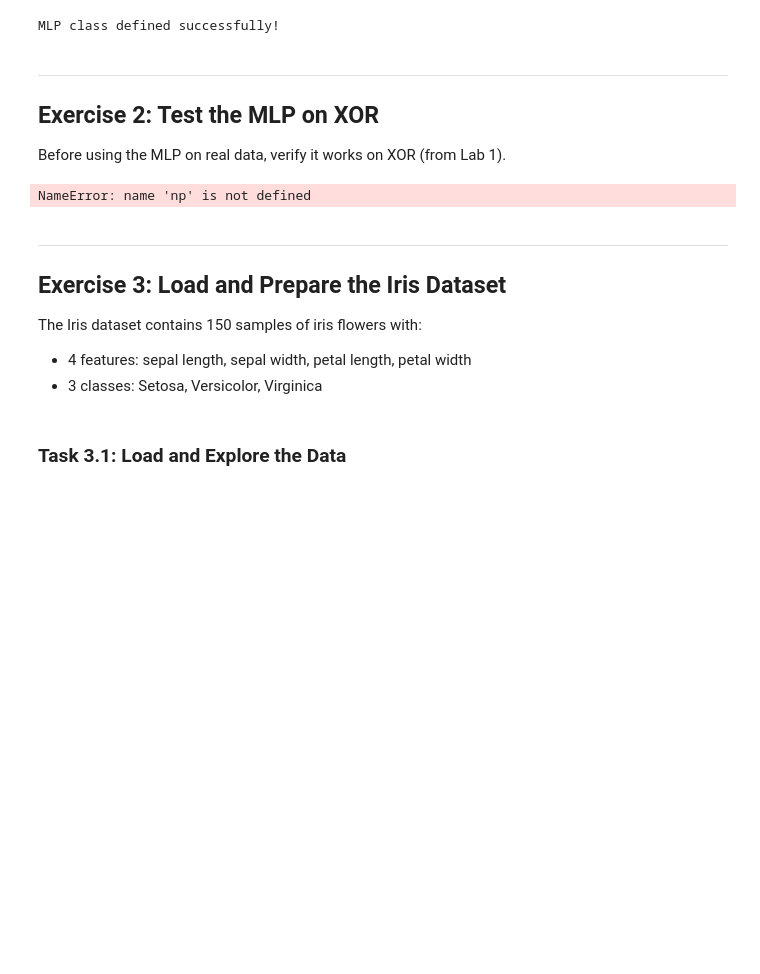
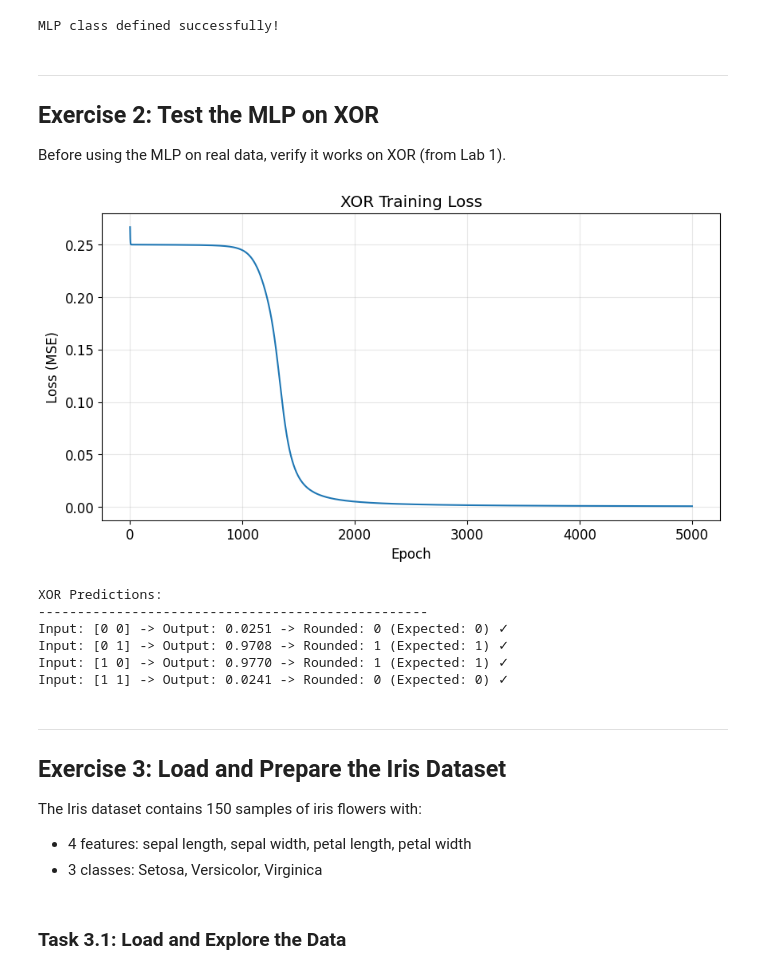
Before and after one commit to TiffanyYongNgikChee/ai-neural-network, a Jupyter notebook: lab2/lab2.ipynb, the cells around one changed output. Cells and saved outputs as stored; diff of their text form; code cells hidden in the pictures; blank space fills up the shorter version.

Commit message:
Define XOR truth table and target outputs for exercise2

```diff
--- a/lab2/lab2.ipynb
+++ b/lab2/lab2.ipynb
@@ -94,7 +96,7 @@ class MLP:
         Initialise the MLP.
 
         Parameters:
-        ----------
+        -----
         n_inputs : int
             Number of input features
         n_hidden : int
@@ -304,34 +306,55 @@ MLP class defined successfully!
 Before using the MLP on real data, verify it works on XOR (from Lab 1).
 # %%
 # Define XOR data
-# TODO: add code here to define XOR data
-## Hint: see Lab 1
+# XOR truth table: 0 XOR 0 = 0, 0 XOR 1 = 1, 1 XOR 0 = 1, 1 XOR 1 = 0
+# This is a classic non-linearly separable problem that requires a hidden layer to solve
+
+# Input data: All possible combinations of two binary inputs
+X_xor = np.array([
+    [0, 0],  # First input: both bits are 0
+    [0, 1],  # Second input: first bit 0, second bit 1
+    [1, 0],  # Third input: first bit 1, second bit 0
+    [1, 1]   # Fourth input: both bits are 1
+])
+
+# Target outputs: Expected XOR results for each input pair
+# Reshaped to (4, 1) to match MLP output layer format (n_samples, n_outputs)
+y_xor = np.array([[0],   # 0 XOR 0 = 0
+                  [1],   # 0 XOR 1 = 1
+                  [1],   # 1 XOR 0 = 1
+                  [0]])  # 1 XOR 1 = 0
 
 # Create and train MLP
 np.random.seed(42)
 mlp_xor = MLP(n_inputs=2, n_hidden=4, n_outputs=1, learning_rate=2.0)
 losses_xor = mlp_xor.train(X_xor, y_xor, epochs=5000, verbose=False)
 
 # Plot training loss
 plt.figure(figsize=(10, 5))
 plt.plot(losses_xor)
 plt.xlabel('Epoch')
 plt.ylabel('Loss (MSE)')
 plt.title('XOR Training Loss')
 plt.grid(True, alpha=0.3)
 plt.show()
 
 # Test predictions
 print("\nXOR Predictions:")
 print("-" * 50)
 
 for i in range(len(X_xor)):
     output = mlp_xor.forward(X_xor[i:i+1])
     rounded = round(output[0][0])
     correct = "✓" if rounded == y_xor[i][0] else "✗"
     print(f"Input: {X_xor[i]} -> Output: {output[0][0]:.4f} -> Rounded: {rounded} (Expected: {y_xor[i][0]}) {correct}")
 # %% [output]
+[figure, added]
-NameError: name 'np' is not defined
+XOR Predictions:
+--------------------------------------------------
+Input: [0 0] -> Output: 0.0251 -> Rounded: 0 (Expected: 0) ✓
+Input: [0 1] -> Output: 0.9708 -> Rounded: 1 (Expected: 1) ✓
+Input: [1 0] -> Output: 0.9770 -> Rounded: 1 (Expected: 1) ✓
+Input: [1 1] -> Output: 0.0241 -> Rounded: 0 (Expected: 0) ✓
 # %% [markdown]
 ---
 
```
Also changed, not shown: parts of 5 cells of this notebook.
